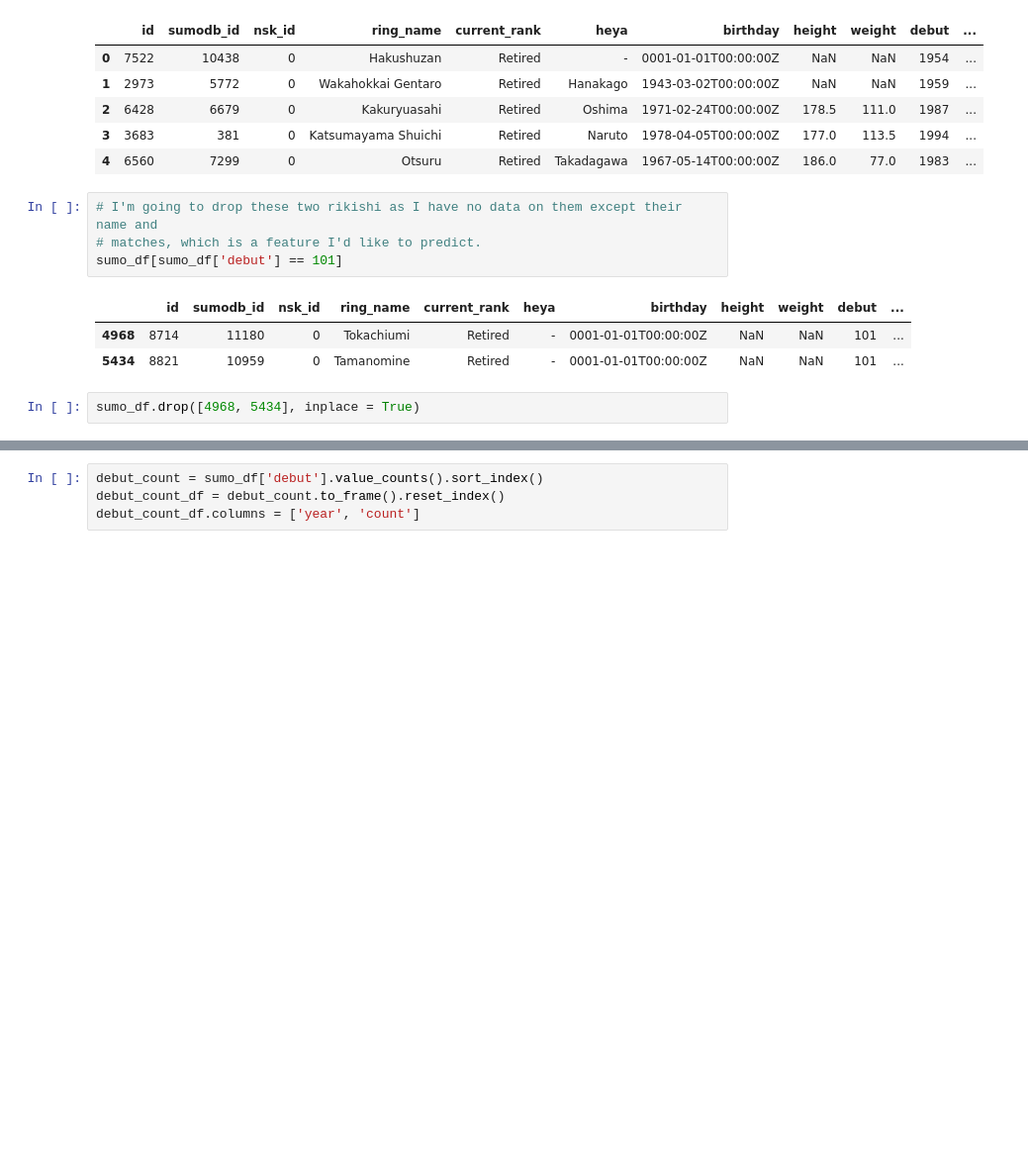
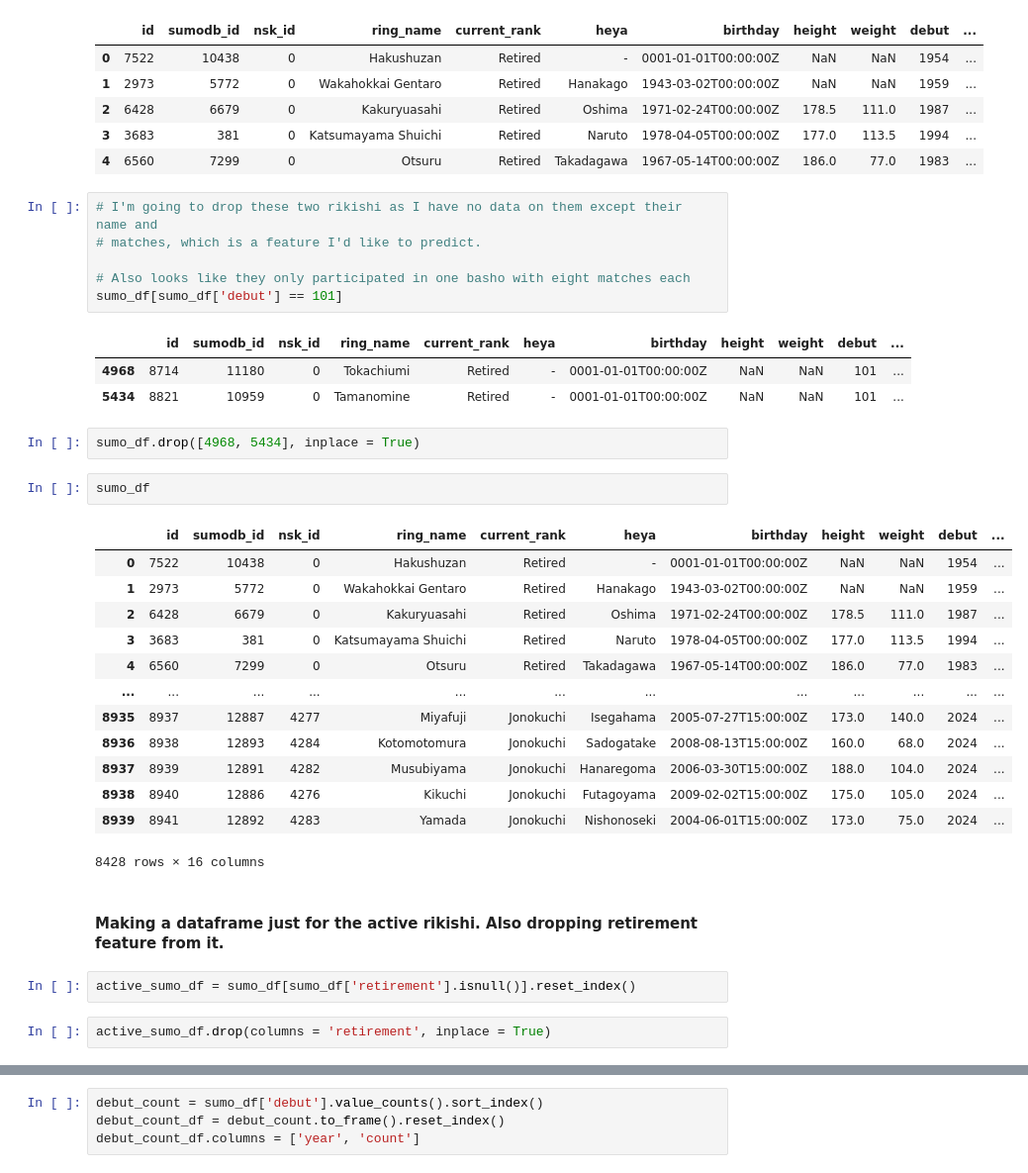
Before and after one commit to FragariaChemist/sumo, a Jupyter notebook: code/02_feature_engineering.ipynb, the cells around one changed output, grey strips where cells are left out. Shown at 99% size. Saved outputs shown, nothing was run; the diff lists cells and outputs as text; blank space fills up the shorter version.

```diff
--- a/code/02_feature_engineering.ipynb
+++ b/code/02_feature_engineering.ipynb
@@ -667,6 +668,8 @@ sumo_df.head()
 # %%
 # I'm going to drop these two rikishi as I have no data on them except their name and
 # matches, which is a feature I'd like to predict.
+
+# Also looks like they only participated in one basho with eight matches each
 sumo_df[sumo_df['debut'] == 101]
 # %% [output]
 |  | id | sumodb_id | nsk_id | ring_name | current_rank | heya | birthday | height | weight | debut | ... |
@@ -674,3 +677,25 @@ sumo_df[sumo_df['debut'] == 101]
 | 5434 | 8821 | 10959 | 0 | Tamanomine | Retired | - | 0001-01-01T00:00:00Z | NaN | NaN | 101 | ... |
 # %%
 sumo_df.drop([4968, 5434], inplace = True)
+# %%
+sumo_df
+# %% [output]
+|  | id | sumodb_id | nsk_id | ring_name | current_rank | heya | birthday | height | weight | debut | ... |
+| 0 | 7522 | 10438 | 0 | Hakushuzan | Retired | - | 0001-01-01T00:00:00Z | NaN | NaN | 1954 | ... |
+| 1 | 2973 | 5772 | 0 | Wakahokkai Gentaro | Retired | Hanakago | 1943-03-02T00:00:00Z | NaN | NaN | 1959 | ... |
+| 2 | 6428 | 6679 | 0 | Kakuryuasahi | Retired | Oshima | 1971-02-24T00:00:00Z | 178.5 | 111.0 | 1987 | ... |
+| 3 | 3683 | 381 | 0 | Katsumayama Shuichi | Retired | Naruto | 1978-04-05T00:00:00Z | 177.0 | 113.5 | 1994 | ... |
+| 4 | 6560 | 7299 | 0 | Otsuru | Retired | Takadagawa | 1967-05-14T00:00:00Z | 186.0 | 77.0 | 1983 | ... |
+| ... | ... | ... | ... | ... | ... | ... | ... | ... | ... | ... | ... |
+| 8935 | 8937 | 12887 | 4277 | Miyafuji | Jonokuchi | Isegahama | 2005-07-27T15:00:00Z | 173.0 | 140.0 | 2024 | ... |
+| 8936 | 8938 | 12893 | 4284 | Kotomotomura | Jonokuchi | Sadogatake | 2008-08-13T15:00:00Z | 160.0 | 68.0 | 2024 | ... |
+| 8937 | 8939 | 12891 | 4282 | Musubiyama | Jonokuchi | Hanaregoma | 2006-03-30T15:00:00Z | 188.0 | 104.0 | 2024 | ... |
+| 8938 | 8940 | 12886 | 4276 | Kikuchi | Jonokuchi | Futagoyama | 2009-02-02T15:00:00Z | 175.0 | 105.0 | 2024 | ... |
+| 8939 | 8941 | 12892 | 4283 | Yamada | Jonokuchi | Nishonoseki | 2004-06-01T15:00:00Z | 173.0 | 75.0 | 2024 | ... |
+8428 rows × 16 columns
+# %% [markdown]
+#### Making a dataframe just for the active rikishi.  Also dropping retirement feature from it.
+# %%
+active_sumo_df = sumo_df[sumo_df['retirement'].isnull()].reset_index()
+# %%
+active_sumo_df.drop(columns = 'retirement', inplace = True)
```
Also changed, not shown: parts of 16 cells of this notebook, 1 other file.
